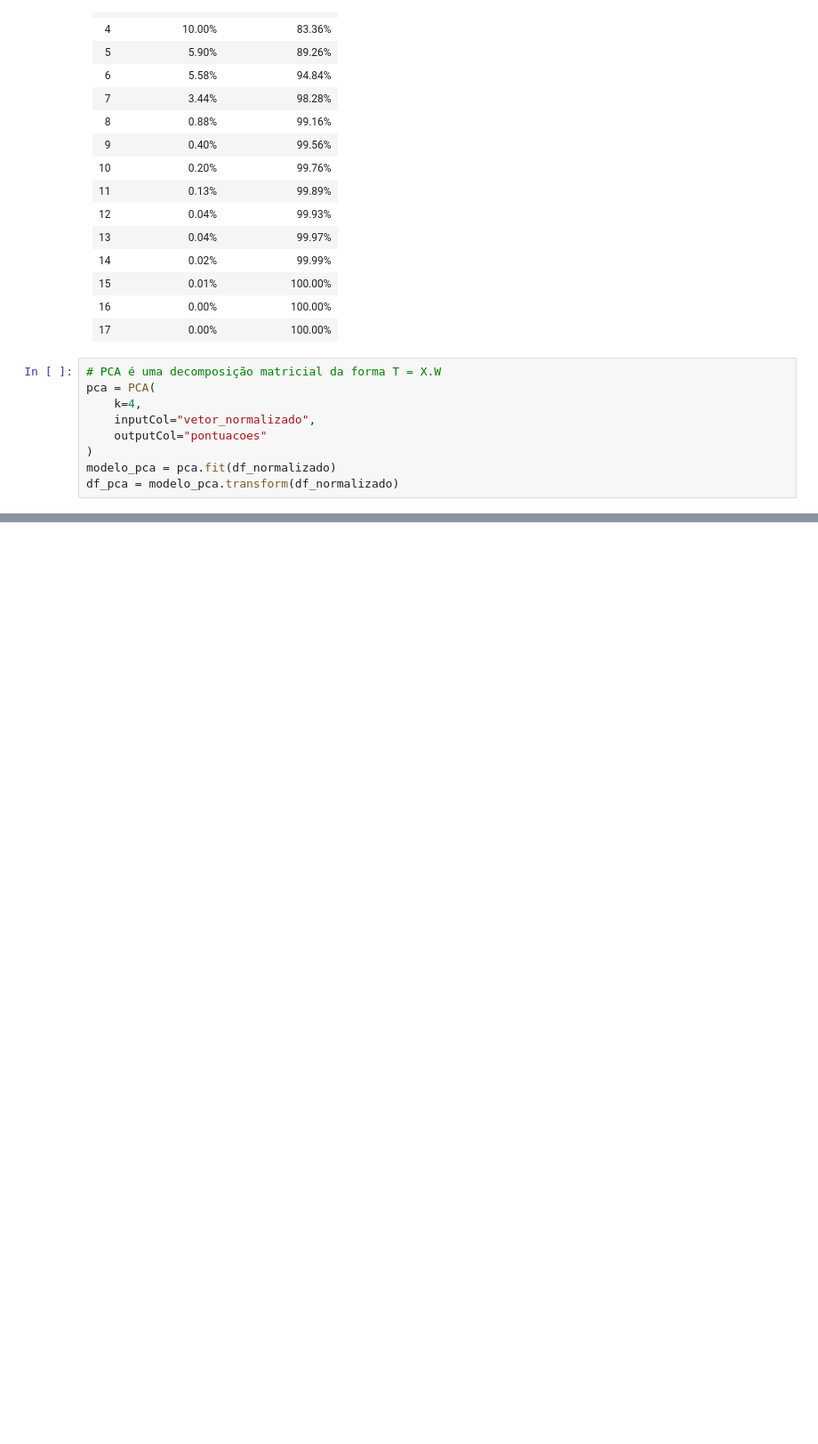
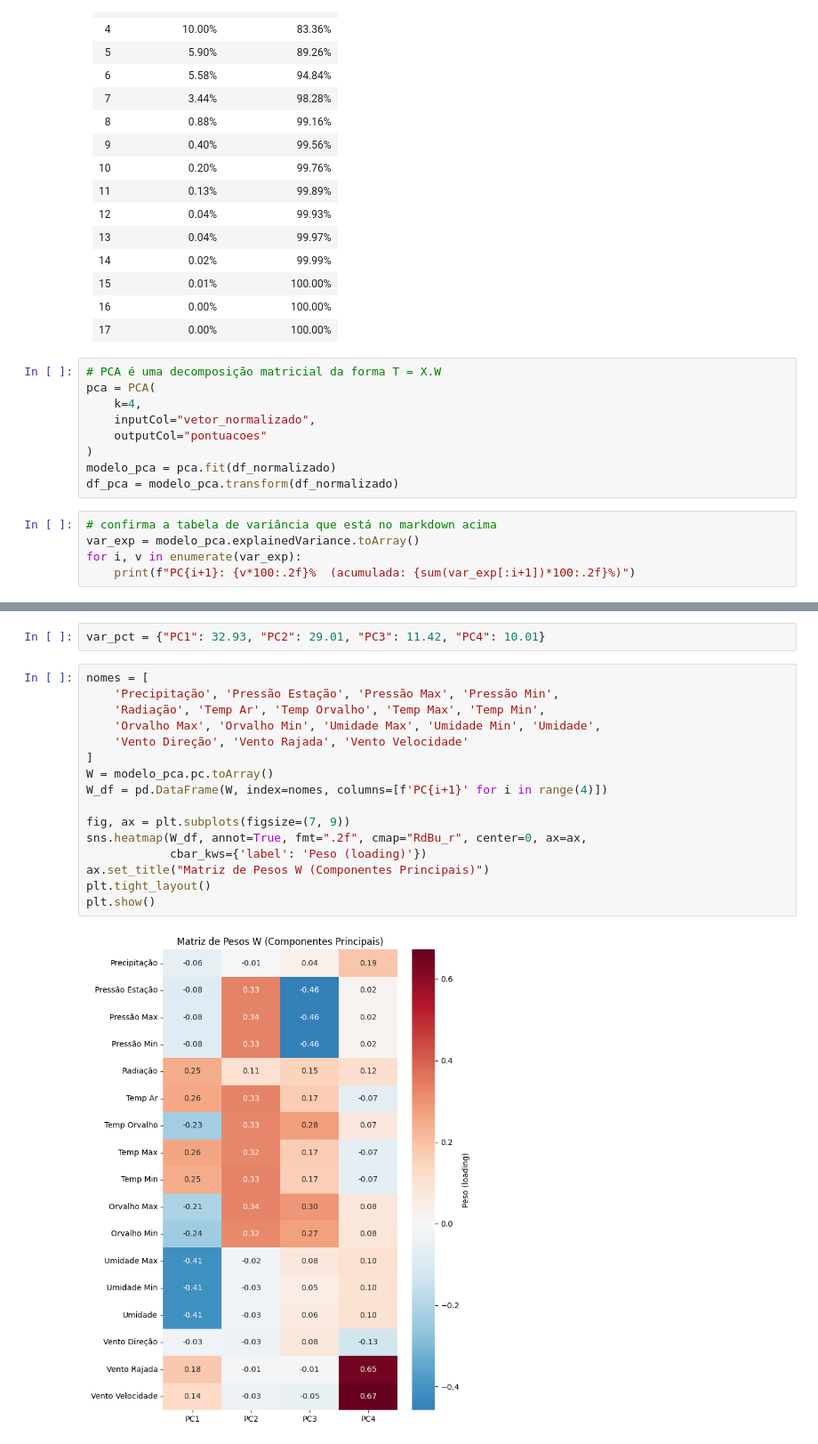
Before and after one commit to giu-garrido/projeto-A-e-B-big-data, a Jupyter notebook: projeto-final-b/agvd-projeto-final-parte-B.ipynb, the cells around one changed output, grey strips where cells are left out. Shown at 89% size. Cells and saved outputs as stored; diff of their text form; blank space fills up the shorter version.

```diff
--- a/projeto-final-b/agvd-projeto-final-parte-B.ipynb
+++ b/projeto-final-b/agvd-projeto-final-parte-B.ipynb
@@ -288,3 +344,8 @@ pca = PCA(
 )
 modelo_pca = pca.fit(df_normalizado)
 df_pca = modelo_pca.transform(df_normalizado)
+# %%
+# confirma a tabela de variância que está no markdown acima
+var_exp = modelo_pca.explainedVariance.toArray()
+for i, v in enumerate(var_exp):
+    print(f"PC{i+1}: {v*100:.2f}%  (acumulada: {sum(var_exp[:i+1])*100:.2f}%)")
@@ -328,0 +417,20 @@ array([[-0.06026115,  0.00919734, -0.03587494,  0.18515726],
+# %%
+var_pct = {"PC1": 32.93, "PC2": 29.01, "PC3": 11.42, "PC4": 10.01}
+# %%
+nomes = [
+    'Precipitação', 'Pressão Estação', 'Pressão Max', 'Pressão Min',
+    'Radiação', 'Temp Ar', 'Temp Orvalho', 'Temp Max', 'Temp Min',
+    'Orvalho Max', 'Orvalho Min', 'Umidade Max', 'Umidade Min', 'Umidade',
+    'Vento Direção', 'Vento Rajada', 'Vento Velocidade'
+]
+W = modelo_pca.pc.toArray()
+W_df = pd.DataFrame(W, index=nomes, columns=[f'PC{i+1}' for i in range(4)])
+
+fig, ax = plt.subplots(figsize=(7, 9))
+sns.heatmap(W_df, annot=True, fmt=".2f", cmap="RdBu_r", center=0, ax=ax,
+            cbar_kws={'label': 'Peso (loading)'})
+ax.set_title("Matriz de Pesos W (Componentes Principais)")
+plt.tight_layout()
+plt.show()
+# %% [output]
+[figure, added]
```
Also changed, not shown: parts of 26 cells of this notebook.
